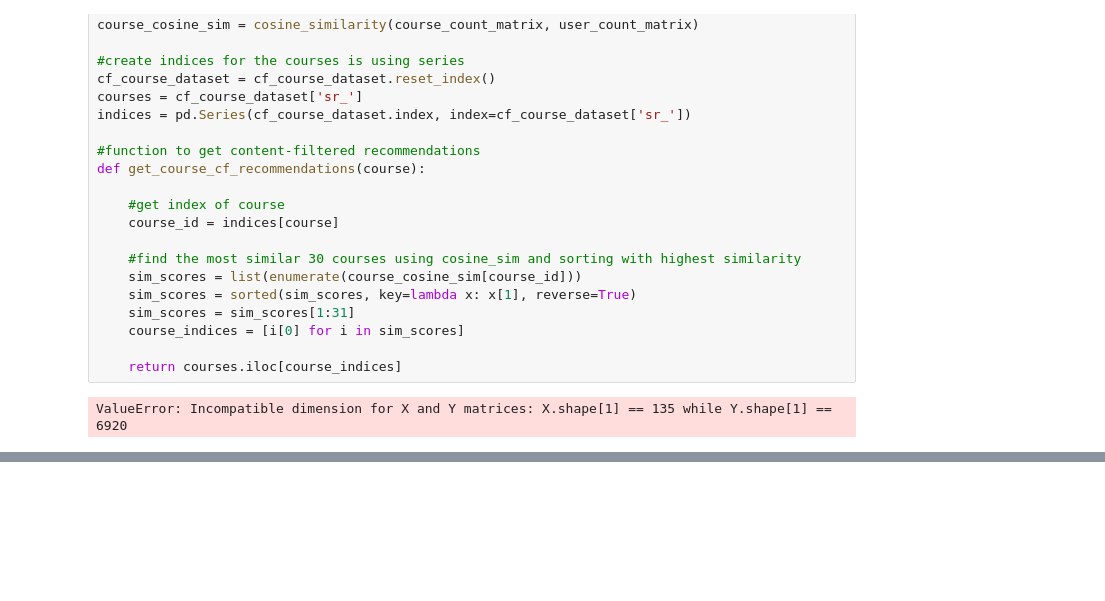
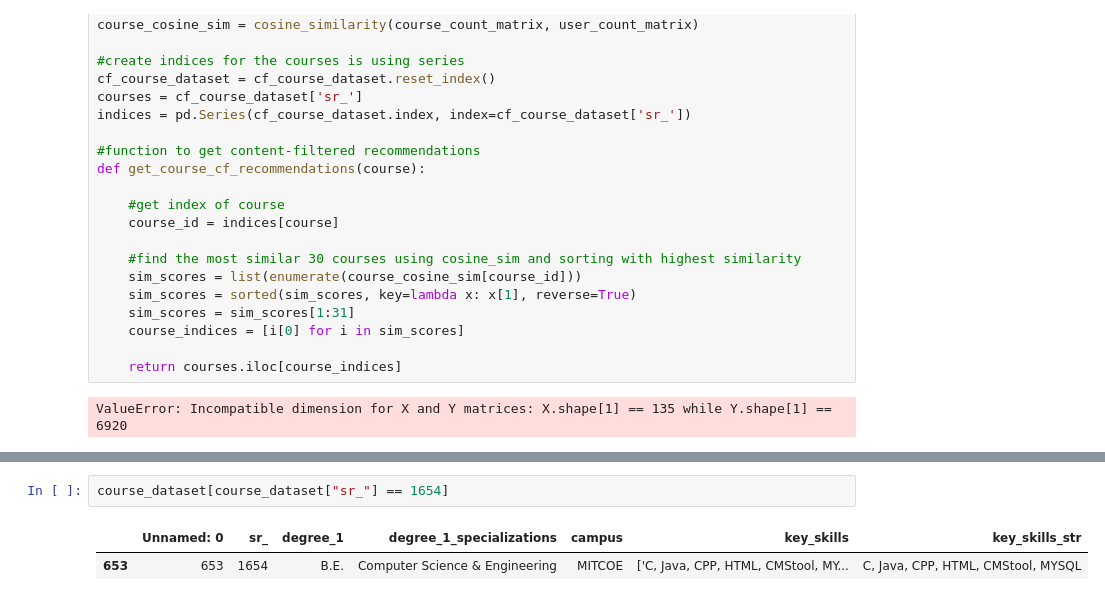
Before and after one commit to britneyv/Personalised-Course-Recommender-System, a Jupyter notebook: Content-Filtering_Experiments.ipynb, the cells around one changed output, grey strips where cells are left out. Drawn from its saved outputs; the diff is of its cells as text; blank space fills up the shorter version.

```diff
--- a/Content-Filtering_Experiments.ipynb
+++ b/Content-Filtering_Experiments.ipynb
@@ -636,0 +943,5 @@ ValueError: Incompatible dimension for X and Y matrices: X.shape[1] == 135 while
+# %%
+course_dataset[course_dataset["sr_"] == 1654]
+# %% [output]
+|  | Unnamed: 0 | sr_ | degree_1 | degree_1_specializations | campus | key_skills | key_skills_str |
+| 653 | 653 | 1654 | B.E. | Computer Science & Engineering | MITCOE | ['C, Java, CPP, HTML, CMStool, MY... | C, Java, CPP, HTML, CMStool, MYSQL |
```
Also changed, not shown: parts of 13 cells of this notebook.
